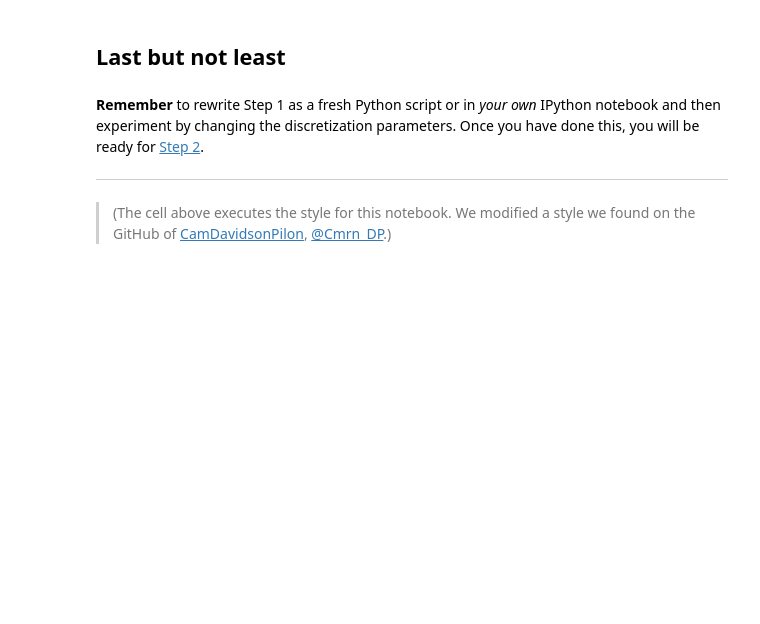
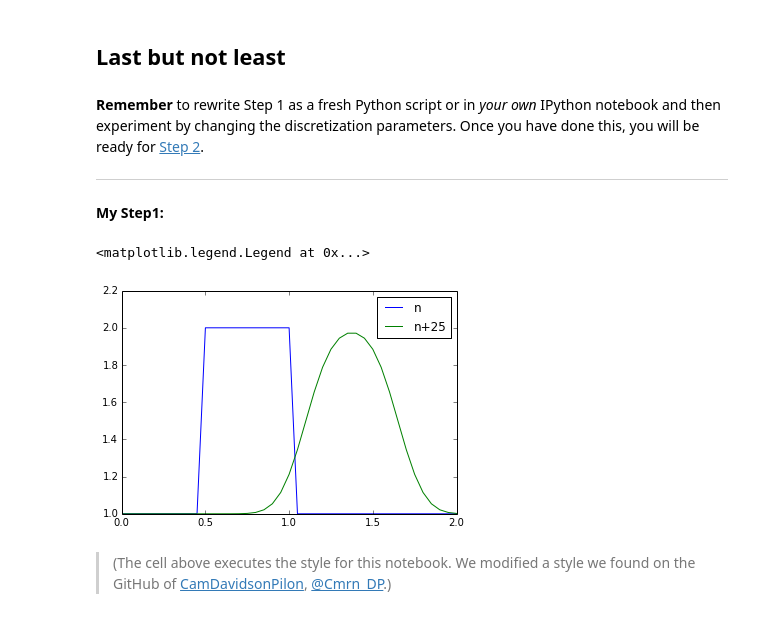
Before and after one commit to kdivringi/CFDPython, a Jupyter notebook: lessons/01_Step_1.ipynb, the cells around one changed output. Saved outputs shown, nothing was run; the diff lists cells and outputs as text; code cells hidden in the pictures; blank space fills up the shorter version.

```diff
--- a/lessons/01_Step_1.ipynb
+++ b/lessons/01_Step_1.ipynb
@@ -178,6 +172,51 @@ YouTubeVideo('y2WaK7_iMRI')
 
 
 ***
+
+**My Step1:**
+# %%
+# Repeating some stuff here
+xstart = 0
+xend = 0 #x domains
+nx = 41 # Mesh size
+x = np.linspace(0,2,nx)
+u = np.ones(nx)
+
+#Using my mask system:
+hat_mask = (0.5 <= x) & (x <= 1)
+u[hat_mask] = 2
+
+#Define my numerical eqn as a function
+def u_next(u_prev, dx, dt=0.025, c=1):
+    u_next = np.ones(u_prev.shape)
+    # Nope, this is wrong. I don't know numpy quite enough to know how
+    # to do this efficiently yet
+    #u_next[1:] = u_prev[1:] + c*(dt/dx)*(u_prev[1:] - u_prev[:-1])
+    u_next[0] = u_prev[0]
+    for i in range(1,u_next.shape[0]):
+        u_next[i] = u_prev[i] - c*(dt/dx)*(u_prev[i] - u_prev[i-1])
+    return u_next
+
+#Run function
+dx = x[1]-x[0]
+u2 = u_next(u, dx)
+#plt.plot(x,u)
+#plt.plot(x,u2)
+#plt.legend(["n","n+1"])
+
+#Run function for 25 total timesteps like existing code
+nt = 24 # Minus the one we already ran
+
+for t in range(nt):
+    new_u = np.copy(u2)
+    u2 = u_next(new_u, dx)
+
+plt.plot(x,u)
+plt.plot(x,u2)
+plt.legend(["n","n+25"])
+# %% [output]
+<matplotlib.legend.Legend at 0x...>
+[figure, added]
 # %%
 from IPython.core.display import HTML
 def css_styling():
```
Also changed, not shown: parts of 7 cells of this notebook, 1 other file.
